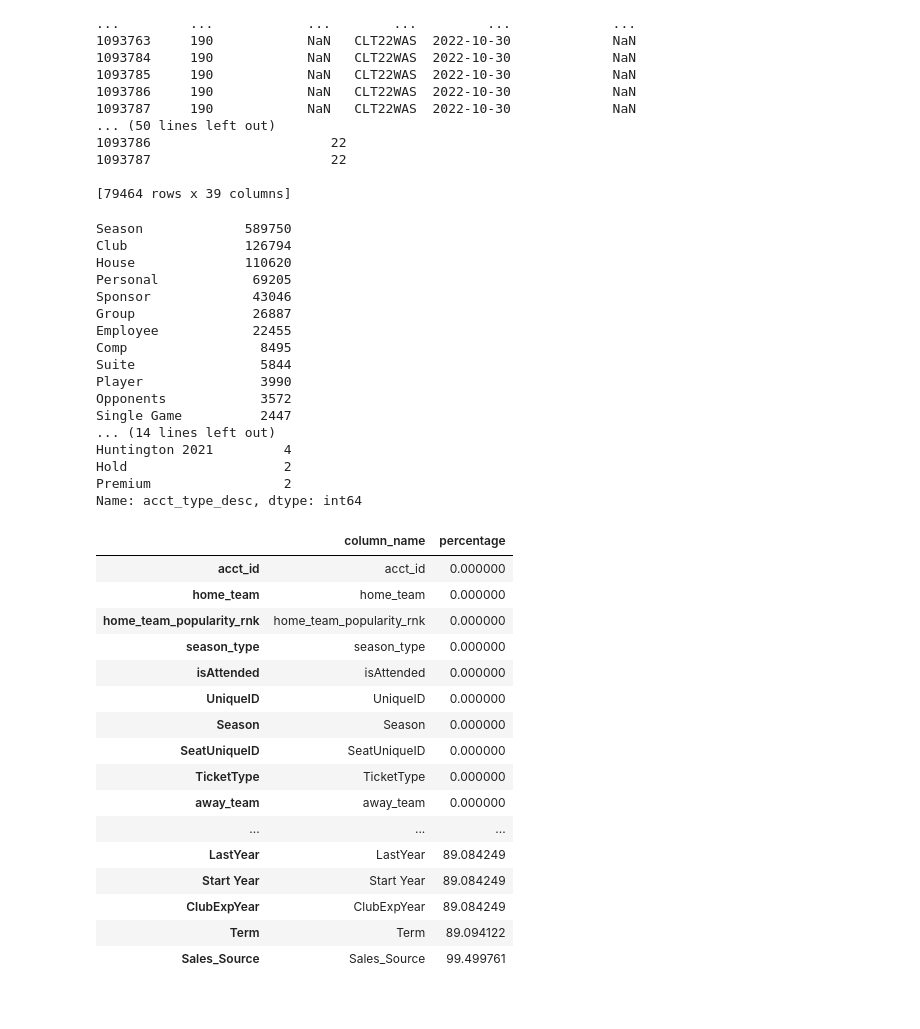
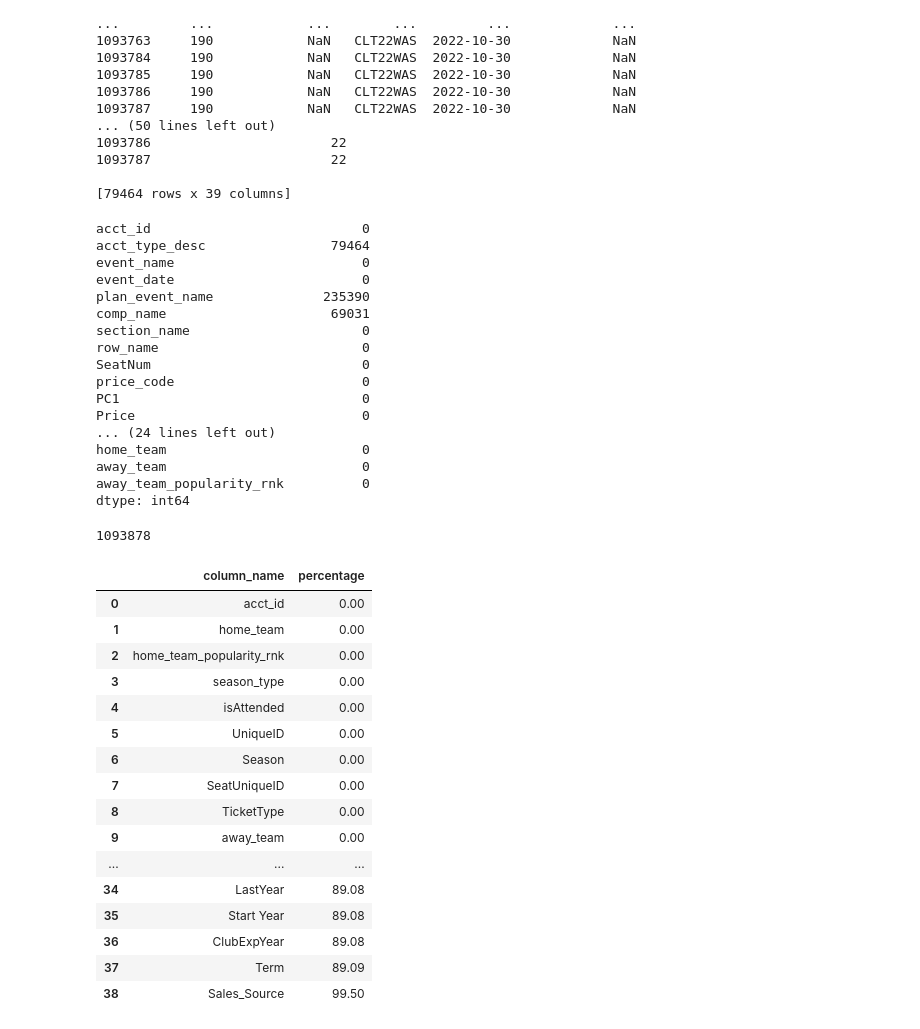
Before and after one commit to pondyasha/NFL_Attendence_Prediction, a Jupyter notebook: colts_analysis.ipynb, the cells around one changed output. Saved outputs shown, nothing was run; the diff lists cells and outputs as text; code cells hidden in the pictures.

```diff
--- a/colts_analysis.ipynb
+++ b/colts_analysis.ipynb
@@ -359,48 +361,52 @@ print(acct_type_nulls)
 
 [79464 rows x 39 columns]
 # %%
-colts_data.acct_type_desc.value_counts()
+colts_data.isnull().sum()
 # %% [output]
-Season             589750
-Club               126794
-House              110620
-Personal            69205
-Sponsor             43046
-Group               26887
-Employee            22455
-Comp                 8495
-Suite                5844
-Player               3990
-Opponents            3572
-Single Game          2447
-... (14 lines left out)
-Huntington 2021         4
-Hold                    2
-Premium                 2
-Name: acct_type_desc, dtype: int64
+acct_id                           0
+acct_type_desc                79464
+event_name                        0
+event_date                        0
+plan_event_name              235390
+comp_name                     69031
+section_name                      0
+row_name                          0
+SeatNum                           0
+price_code                        0
+PC1                               0
+Price                             0
+... (24 lines left out)
+home_team                         0
+away_team                         0
+away_team_popularity_rnk          0
+dtype: int64
 # %%
-percent_missing = colts_data.isnull().sum() * 100/ len(colts_data)
+percent_missing = round(colts_data.isnull().sum() * 100/ len(colts_data),2)
 #percent_missing
 missing_values_df = pd.DataFrame({'column_name': colts_data.columns,
                                   'percentage' : percent_missing})
 missing_values_df.sort_values('percentage', inplace = True)
+# %%
+len(colts_data)
+# %% [output]
+1093878
 # %%
-missing_values_df
+missing_values_df.reset_index(drop = True)
 # %% [output]
 |  | column_name | percentage |
-| acct_id | acct_id | 0.000000 |
-| home_team | home_team | 0.000000 |
-| home_team_popularity_rnk | home_team_popularity_rnk | 0.000000 |
-| season_type | season_type | 0.000000 |
-| isAttended | isAttended | 0.000000 |
-| UniqueID | UniqueID | 0.000000 |
-| Season | Season | 0.000000 |
-| SeatUniqueID | SeatUniqueID | 0.000000 |
-| TicketType | TicketType | 0.000000 |
-| away_team | away_team | 0.000000 |
+| 0 | acct_id | 0.00 |
+| 1 | home_team | 0.00 |
+| 2 | home_team_popularity_rnk | 0.00 |
+| 3 | season_type | 0.00 |
+| 4 | isAttended | 0.00 |
+| 5 | UniqueID | 0.00 |
+| 6 | Season | 0.00 |
+| 7 | SeatUniqueID | 0.00 |
+| 8 | TicketType | 0.00 |
+| 9 | away_team | 0.00 |
 | ... | ... | ... |
-| LastYear | LastYear | 89.084249 |
-| Start Year | Start Year | 89.084249 |
-| ClubExpYear | ClubExpYear | 89.084249 |
-| Term | Term | 89.094122 |
-| Sales_Source | Sales_Source | 99.499761 |
+| 34 | LastYear | 89.08 |
+| 35 | Start Year | 89.08 |
+| 36 | ClubExpYear | 89.08 |
+| 37 | Term | 89.09 |
+| 38 | Sales_Source | 99.50 |
```
Also changed, not shown: parts of 20 cells of this notebook.
